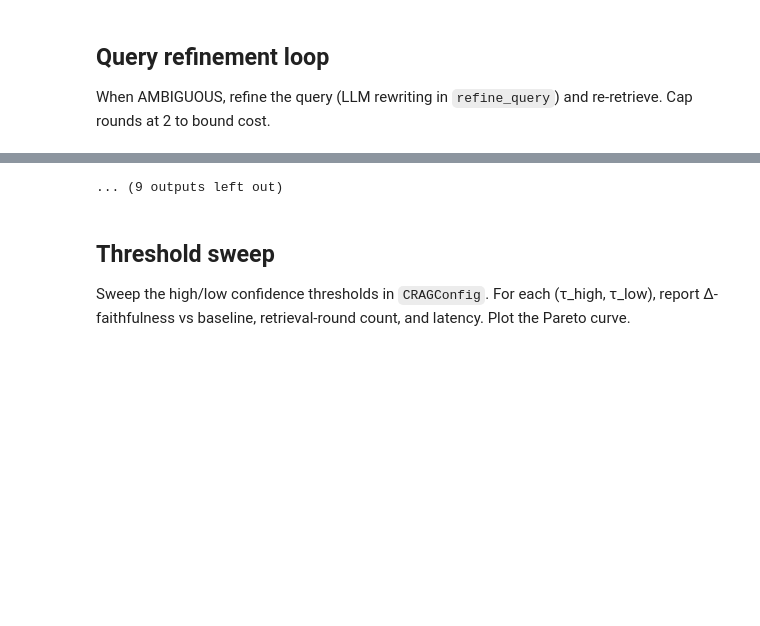
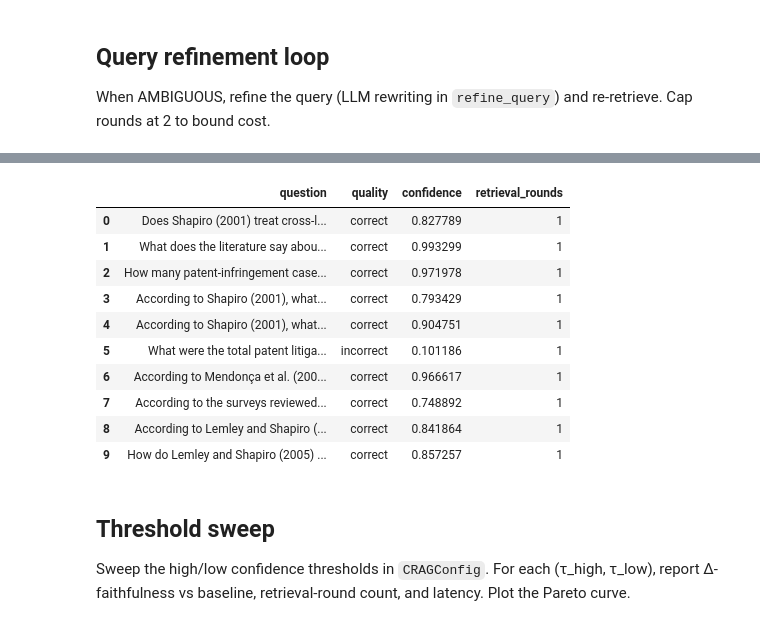
Before and after one commit to eliemada/cs552-faithful-rag, a Jupyter notebook: notebooks/faruk_zahiragic_415360.ipynb, the cells around one changed output, grey strips where cells are left out. Cells and saved outputs as stored; diff of their text form; code cells hidden in the pictures; blank space fills up the shorter version.

```diff
--- a/notebooks/faruk_zahiragic_415360.ipynb
+++ b/notebooks/faruk_zahiragic_415360.ipynb
@@ -351,5 +395,5 @@ for item in gold_subset:
     )
 
 crag_df = pd.DataFrame(crag_rows)
-crag_df[["question", "quality", "confidence", "retrieval_rounds"]].head()
+display(crag_df[["question", "quality", "confidence", "retrieval_rounds"]])
 # %% [output]
@@ -374,4 +400,14 @@ Generation fallback (non-vLLM env): Device string must not be empty
-... (9 outputs left out)
+|  | question | quality | confidence | retrieval_rounds |
+| 0 | Does Shapiro (2001) treat cross-l... | correct | 0.827789 | 1 |
+| 1 | What does the literature say abou... | correct | 0.993299 | 1 |
+| 2 | How many patent-infringement case... | correct | 0.971978 | 1 |
+| 3 | According to Shapiro (2001), what... | correct | 0.793429 | 1 |
+| 4 | According to Shapiro (2001), what... | correct | 0.904751 | 1 |
+| 5 | What were the total patent litiga... | incorrect | 0.101186 | 1 |
+| 6 | According to Mendonça et al. (200... | correct | 0.966617 | 1 |
+| 7 | According to the surveys reviewed... | correct | 0.748892 | 1 |
+| 8 | According to Lemley and Shapiro (... | correct | 0.841864 | 1 |
+| 9 | How do Lemley and Shapiro (2005) ... | correct | 0.857257 | 1 |
 # %% [markdown]
 ## Threshold sweep
 
```
Also changed, not shown: parts of 9 cells of this notebook.
